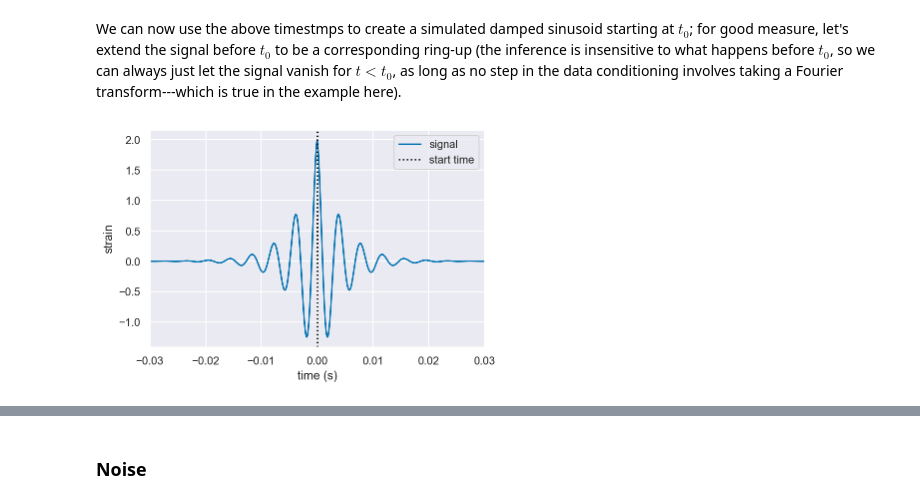
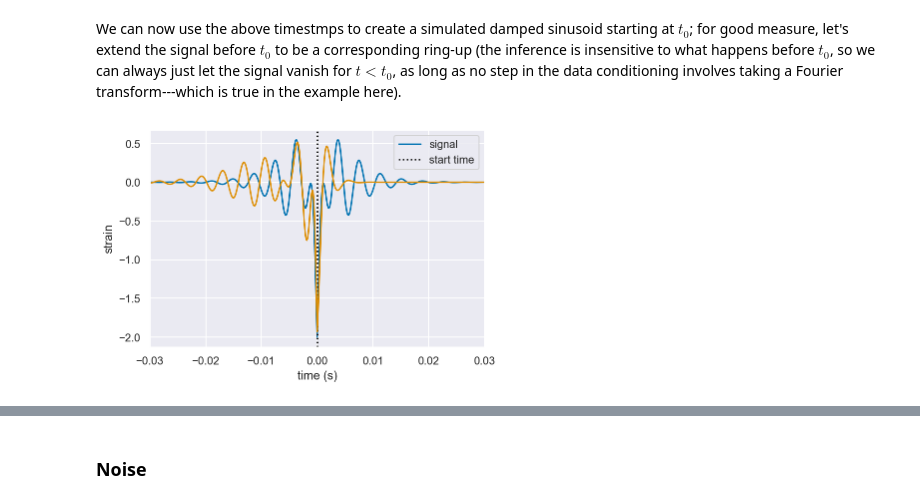
Before and after one commit to Sizheng-Ma/ringdown, a Jupyter notebook: docs/examples/single_damped_sinusoid_mchi.ipynb, the cells around one changed output, grey strips where cells are left out. Cells and saved outputs as stored; diff of their text form; code cells hidden in the pictures.

Commit message:
add overtone to single_damped_sinusoid_mchi

```diff
--- a/docs/examples/single_damped_sinusoid_mchi.ipynb
+++ b/docs/examples/single_damped_sinusoid_mchi.ipynb
@@ -22,6 +22,11 @@ import ringdown as rd
 import qnm
 
 sns.set(context='notebook', palette='colorblind')
+# %%
+def fac(ffreq,l,m,n,chi):
+    ome=qnm.modes_cache(s=-2,l=l,m=m,n=n)(a=chi)[0]
+#     return (ffreq-ome)/(ffreq-np.conj(ome))
+    return (ffreq-ome)/(ffreq-np.conj(ome))*(ffreq+np.conj(ome))/(ffreq+ome)
 # %% [markdown]
 ## Data
 # %% [markdown]
@@ -45,14 +50,14 @@ time = np.arange(tlen)*delta_t + epoch
 We can now use the above timestmps to create a simulated damped sinusoid starting at $t_0$; for good measure, let's extend the signal before $t_0$ to be a corresponding ring-up (the inference is insensitive to what happens before $t_0$, so we can always just let the signal vanish for $t < t_0$, as long as no step in the data conditioning involves taking a Fourier transform---which is true in the example here).
 # %%
 chi=0.692085186818
-M_est=67
+M_est=65
 t_unit=M_est*2950./2/299792458
 # %%
 wf_kws = dict(
     A1 = 2,
     phi1 = 0,
-    A2 = 5.6,
-    phi2 = np.pi/2,
+    A2 = 4,
+    phi2 = np.pi,
     f1 = np.real(qnm.modes_cache(s=-2,l=2,m=2,n=0)(a=chi)[0])/t_unit/2/np.pi,
     gamma1 = -np.imag(qnm.modes_cache(s=-2,l=2,m=2,n=0)(a=chi)[0])/t_unit,
     f2 = np.real(qnm.modes_cache(s=-2,l=2,m=2,n=1)(a=chi)[0])/t_unit/2/np.pi,
@@ -60,17 +65,35 @@ wf_kws = dict(
 )
 
 def get_signal(time, A1, phi1, f1, gamma1, A2, phi2, f2, gamma2):
-    s = A1*cos(2*np.pi*f1*(time-t0) + phi1)*exp(-gamma1*abs(time-t0))
-#         +A2*cos(2*np.pi*f2*(time-t0) + phi2)*exp(-gamma2*abs(time-t0))
+    s = A1*cos(2*np.pi*f1*(time-t0) + phi1)*exp(-gamma1*abs(time-t0)) \
+        +A2*cos(2*np.pi*f2*(time-t0) + phi2)*exp(-gamma2*abs(time-t0))
     return rd.Data(s, index=time)
 
+def overtone_alone(time, A1, phi1, f1, gamma1, A2, phi2, f2, gamma2):
+    s = 0*cos(2*np.pi*f1*(time-t0) + phi1)*exp(-gamma1*abs(time-t0)) \
+        +A2*cos(2*np.pi*f2*(time-t0) + phi2)*exp(-gamma2*abs(time-t0))
+    return s
+
+def fft_load(time, A1, phi1, f1, gamma1, A2, phi2, f2, gamma2):
+    s = A1*cos(2*np.pi*f1*(time-t0) + phi1)*exp(-gamma1*abs(time-t0)) \
+        +A2*cos(2*np.pi*f2*(time-t0) + phi2)*exp(-gamma2*abs(time-t0))
+
+    fpsi422=np.fft.ifft(s,norm='ortho')
+    ffreq=np.fft.fftfreq(len(s),d=(time[1]-time[0])/t_unit)*2*np.pi
+    return ffreq,fpsi422
+
 signal = get_signal(time, **wf_kws)
+signal_overtone = overtone_alone(time, **wf_kws)
+ffreq,fpsi422 = fft_load(time, **wf_kws)
+
+cond_data=(np.fft.fft(fac(ffreq,2,2,0,chi)*fpsi422,norm='ortho'))
 # %%
 signal.plot(label='signal')
 axvline(t0, ls=':', c='k', label='start time')
+plot(time,(cond_data))
 xlim(-0.03, 0.03)
 xlabel('time (s)')
 ylabel('strain')
 legend();
 # %% [output]
-[figure, old version]
+[figure, new version]
```
Also changed, not shown: parts of 22 cells of this notebook, 1 other file.
